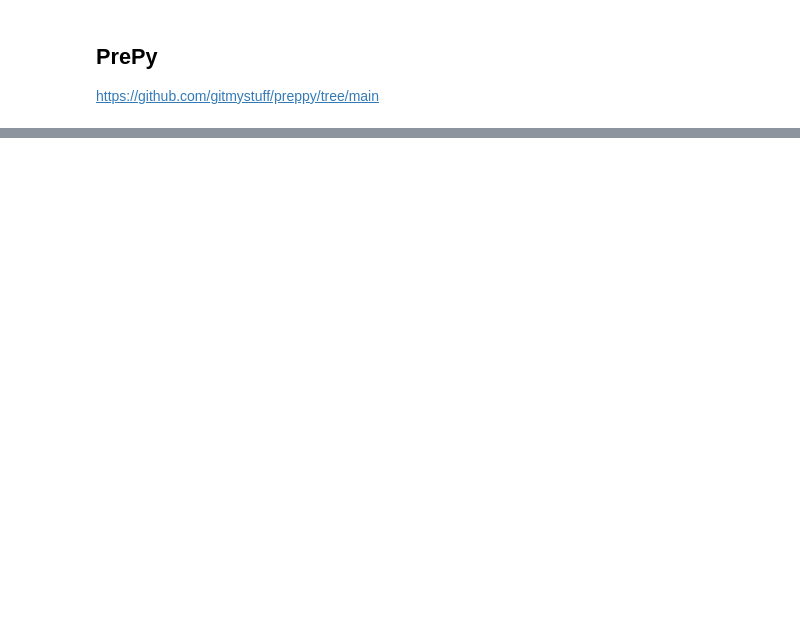
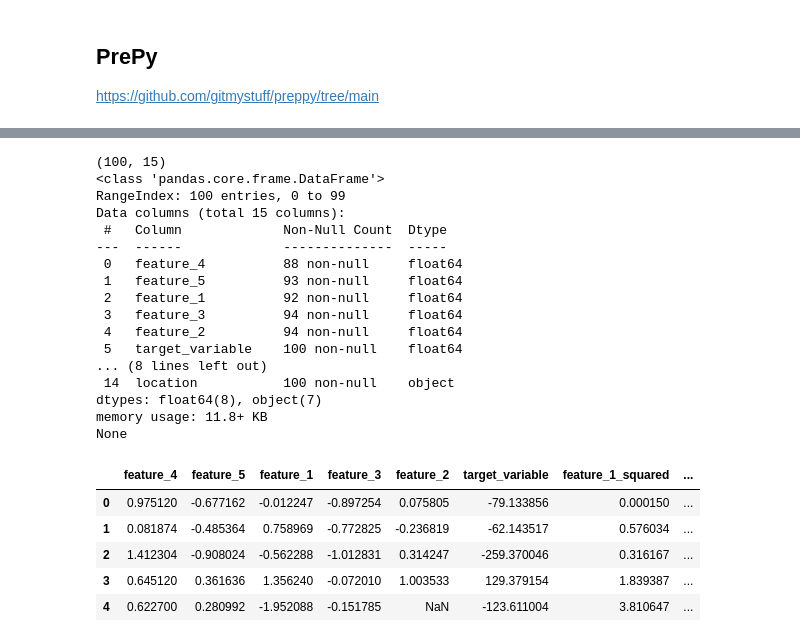
Before and after one commit to gitmystuff/DSChunks, a Jupyter notebook: PrePy.ipynb, the cells around one changed output, grey strips where cells are left out. Saved outputs shown, nothing was run; the diff lists cells and outputs as text; code cells hidden in the pictures; blank space fills up the shorter version.

```diff
--- a/PrePy.ipynb
+++ b/PrePy.ipynb
@@ -755,0 +778,79 @@ def handle_outliers(df):
+# %%
+import numpy as np
+import pandas as pd
+import random
+from sklearn.datasets import make_regression
+from faker import Faker
+
+fake = Faker()
+
+output = []
+for x in range(100):
+    sex = np.random.choice(['egg', 'seed'], p=[0.5, 0.5])
+    output.append({
+        'categorical_1': sex,
+        'categorical_2': np.random.choice(['A', 'B', 'C']),
+        'name_1': fake.first_name_female() if sex == 'egg' else fake.first_name_male(),
+        'name_2': fake.last_name(),
+        'zip_code': fake.zipcode(),
+        'date': fake.date_of_birth(),
+        'location': fake.state_abbr()
+    })
+
+demographics = pd.DataFrame(output)
+
+def make_null(r, w):
+    if random.randint(0, 99) < w:
+        return np.nan
+    else:
+        return r
+
+# Generating features for linear regression with generic names
+features, target = make_regression(n_samples=100, n_features=5, noise=10, random_state=42)
+
+generic_cols = ['feature_1', 'feature_2', 'feature_3', 'feature_4', 'feature_5']
+random.shuffle(generic_cols)
+df = pd.DataFrame(data=features, columns=generic_cols)
+df['target_variable'] = target
+
+# Introduce non-linearities and interactions
+df['feature_1_squared'] = df['feature_1']**2
+df['interaction_1_2'] = df['feature_1'] * df['feature_2']
+
+# Apply transformations and add noise
+df['target_variable'] = df['target_variable'] + np.random.normal(0, 5, 100)
+df['feature_4'] = df['feature_4'].apply(lambda x: abs(x) if x < 0 else x)
+
+# Add missing values
+for col in generic_cols:
+    df[col] = df[col].apply(make_null, args=(10,))
+
+df = pd.concat([df, demographics], axis=1)
+
+print(df.shape)
+print(df.info())
+df.head()
+# %% [output]
+(100, 15)
+<class 'pandas.core.frame.DataFrame'>
+RangeIndex: 100 entries, 0 to 99
+Data columns (total 15 columns):
+ #   Column             Non-Null Count  Dtype
+---  ------             --------------  -----
+ 0   feature_4          88 non-null     float64
+ 1   feature_5          93 non-null     float64
+ 2   feature_1          92 non-null     float64
+ 3   feature_3          94 non-null     float64
+ 4   feature_2          94 non-null     float64
+ 5   target_variable    100 non-null    float64
+... (8 lines left out)
+ 14  location           100 non-null    object
+dtypes: float64(8), object(7)
+memory usage: 11.8+ KB
+None
+|  | feature_4 | feature_5 | feature_1 | feature_3 | feature_2 | target_variable | feature_1_squared | ... |
+| 0 | 0.975120 | -0.677162 | -0.012247 | -0.897254 | 0.075805 | -79.133856 | 0.000150 | ... |
+| 1 | 0.081874 | -0.485364 | 0.758969 | -0.772825 | -0.236819 | -62.143517 | 0.576034 | ... |
+| 2 | 1.412304 | -0.908024 | -0.562288 | -1.012831 | 0.314247 | -259.370046 | 0.316167 | ... |
+| 3 | 0.645120 | 0.361636 | 1.356240 | -0.072010 | 1.003533 | 129.379154 | 1.839387 | ... |
+| 4 | 0.622700 | 0.280992 | -1.952088 | -0.151785 | NaN | -123.611004 | 3.810647 | ... |
```
Also changed, not shown: parts of 21 cells of this notebook.
